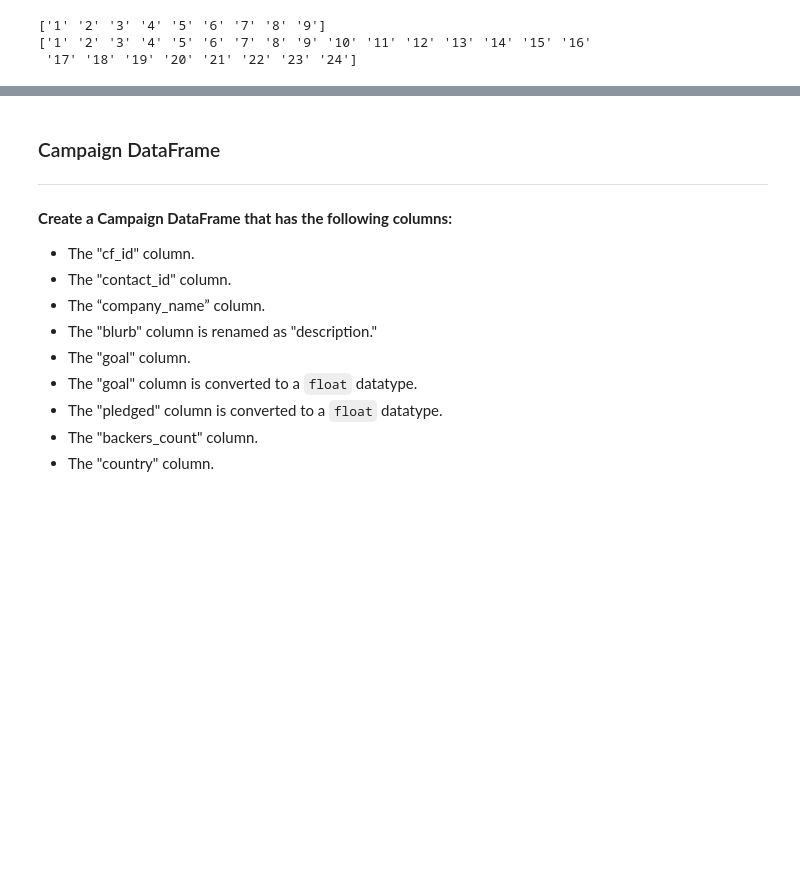
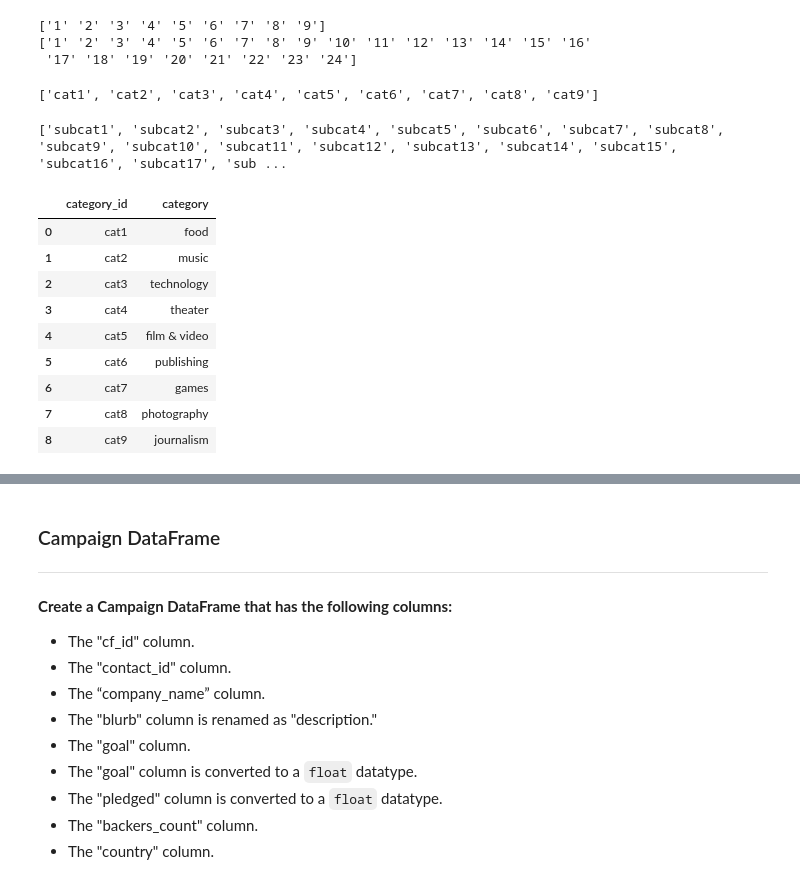
Before and after one commit to SandraBotica/Crowdfunding_ETL, a Jupyter notebook: ETL_Mini_Project_SBotica.ipynb, the cells around one changed output, grey strips where cells are left out. Cells and saved outputs as stored; diff of their text form; code cells hidden in the pictures; blank space fills up the shorter version.

```diff
--- a/ETL_Mini_Project_SBotica.ipynb
+++ b/ETL_Mini_Project_SBotica.ipynb
@@ -127,12 +121,33 @@ print(scat_ids)
 # %%
 # Use a list comprehension to add "cat" to each category_id.
-
-# Use a list comprehension to add "subcat" to each subcategory_id.
-
-
+y='cat'
+cat_ids = []
+for x in cat_ids_string:
+    cat_ids.append('{}{}'.format(y,x))
 print(cat_ids)
-print(scat_ids)
+# %% [output]
+['cat1', 'cat2', 'cat3', 'cat4', 'cat5', 'cat6', 'cat7', 'cat8', 'cat9']
+# %%
+# Use a list comprehension to add "subcat" to each subcategory_id.
+y='subcat'
+scat_ids = []
+for x in scat_ids_string:
+    scat_ids.append('{}{}'.format(y,x))
+print(scat_ids)
+# %% [output]
+['subcat1', 'subcat2', 'subcat3', 'subcat4', 'subcat5', 'subcat6', 'subcat7', 'subcat8', 'subcat9', 'subcat10', 'subcat11', 'subcat12', 'subcat13', 'subcat14', 'subcat15', 'subcat16', 'subcat17', 'sub ...
 # %%
 # Create a category DataFrame with the category_id array as the category_id and categories list as the category name.
-
-# Create a category DataFrame with the subcategory_id array as the subcategory_id and subcategories list as the subcategory name.
+category_df = pd.DataFrame(list(zip(cat_ids,categories)),columns = ["category_id","category"])
+category_df
+# %% [output]
+|  | category_id | category |
+| 0 | cat1 | food |
+| 1 | cat2 | music |
+| 2 | cat3 | technology |
+| 3 | cat4 | theater |
+| 4 | cat5 | film & video |
+| 5 | cat6 | publishing |
+| 6 | cat7 | games |
+| 7 | cat8 | photography |
+| 8 | cat9 | journalism |
```
Also changed, not shown: parts of 22 cells of this notebook, 3 other files.
